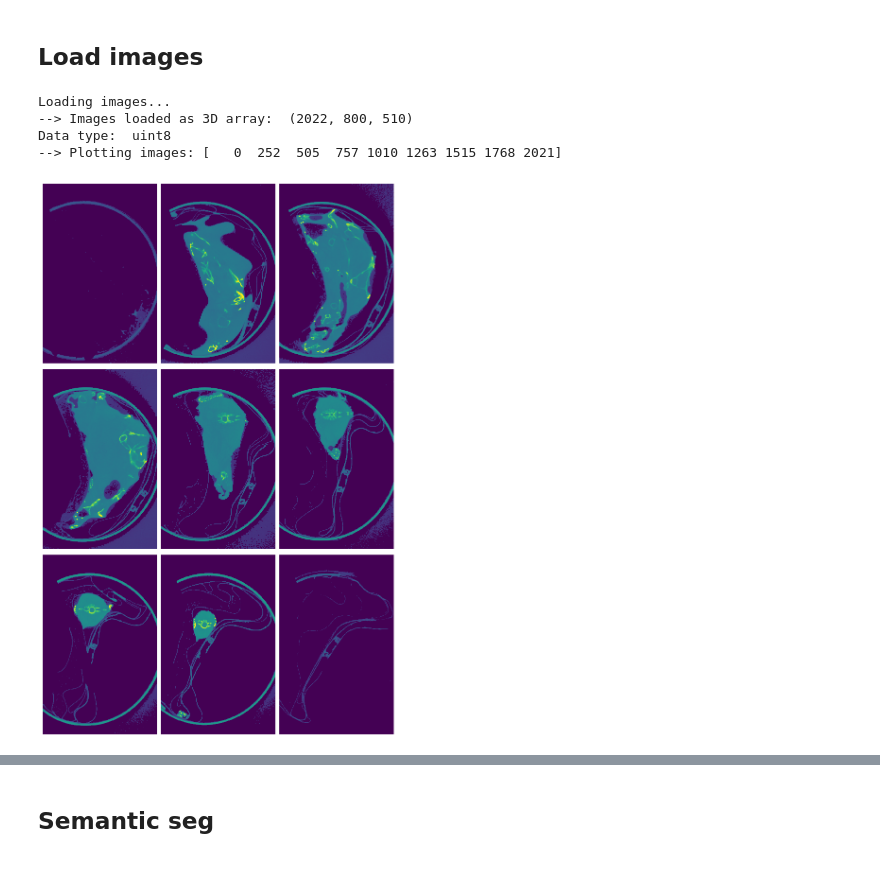
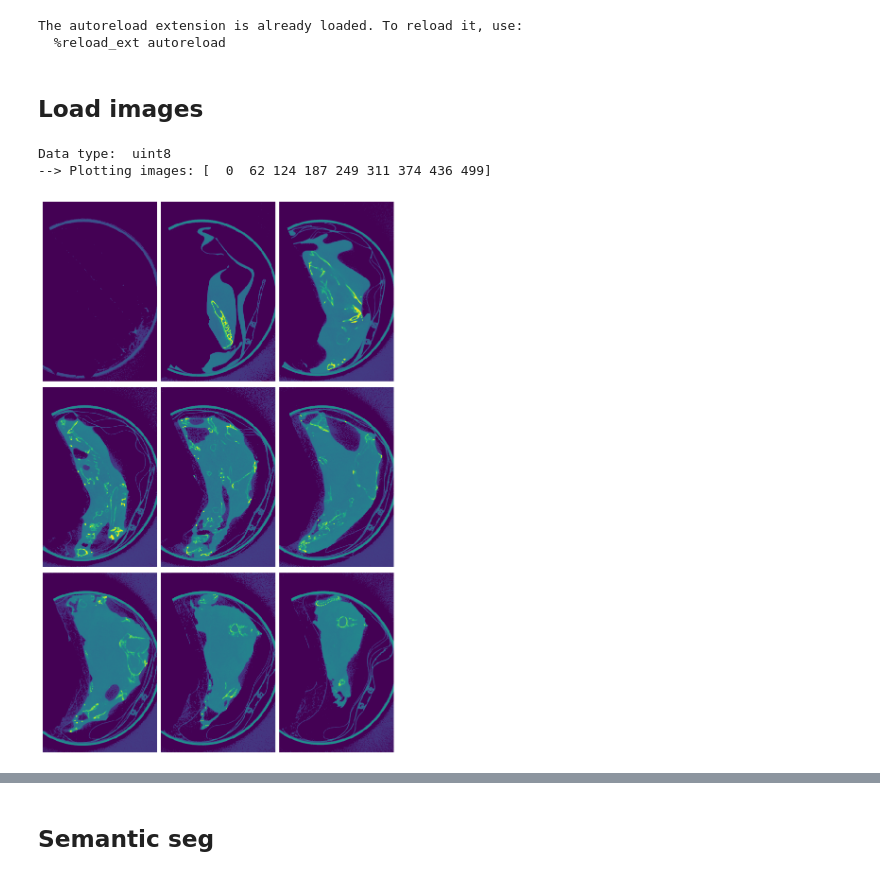
Before and after one commit to GusBusDraws/skeleton-propaganda, a Jupyter notebook: 02-angler.ipynb, the cells around one changed output, grey strips where cells are left out. Saved outputs shown, nothing was run; the diff lists cells and outputs as text; code cells hidden in the pictures.

```diff
--- a/02-angler.ipynb
+++ b/02-angler.ipynb
@@ -8,11 +8,14 @@ import plotly.express as px
 import scipy
 import scipy.ndimage as ndi
 from skimage import (
-    color, filters, exposure, measure, morphology, transform, util)
+    color, draw, feature, filters, exposure, morphology, transform, util)
 from segmentflow import segment, view
 from tqdm.notebook import tqdm
 %load_ext autoreload
 %autoreload 2
+# %% [output]
+The autoreload extension is already loaded. To reload it, use:
+  %reload_ext autoreload
 # %% [markdown]
 ## Load images
 # %%
@@ -20,11 +23,13 @@ imgs_path = Path('data/angler-fish-118531')
 # merge_file_path = Path('supporting/merge-0.2x-15msd.txt')
 merge_file_path = None
 save_dir_path = Path('results/')
-scale = None
+scale = 0.5
+slice_crop = [0, 500]
+run_seg = True
 # scale = 0.20
-# msd = 15
+msd = 20
 # suffix = '-skull_jaw_merged'
-# suffix = ''
+suffix = '-head'
 # %%
 def load_rescaled_images(
     imgs_path, scale, file_suffix=".tif", convert_to_unit8=False
@@ -48,25 +53,24 @@ def load_rescaled_images(
             imgs[new_i, ...] = img_rs
     return imgs
 # %%
-if scale is not None:
+if scale == 1:
+    imgs = segment.load_images(imgs_path, file_suffix='.tif')
+    imgs = util.img_as_ubyte(imgs)
+else:
     imgs = load_rescaled_images(
         imgs_path, scale, file_suffix='.tif', convert_to_unit8=True)
-else:
-    imgs = segment.load_images(imgs_path, file_suffix='.tif')
-imgs = filters.median(imgs)
-imgs = util.img_as_ubyte(imgs)
 print('Data type: ', imgs.dtype)
+if slice_crop is not None:
+    imgs = imgs[slice_crop[0]:slice_crop[1], ...]
 fig, axes = view.plot_slices(
     imgs,
     nslices=9,
     print_slices=True,
     imgs_per_row=3,
     fig_w=7.5,
     dpi=100
 )
 # %% [output]
-Loading images...
---> Images loaded as 3D array:  (2022, 800, 510)
 Data type:  uint8
---> Plotting images: [   0  252  505  757 1010 1263 1515 1768 2021]
+--> Plotting images: [  0  62 124 187 249 311 374 436 499]
-[figure, old version]
+[figure, new version]
```
Also changed, not shown: parts of 16 cells of this notebook.
